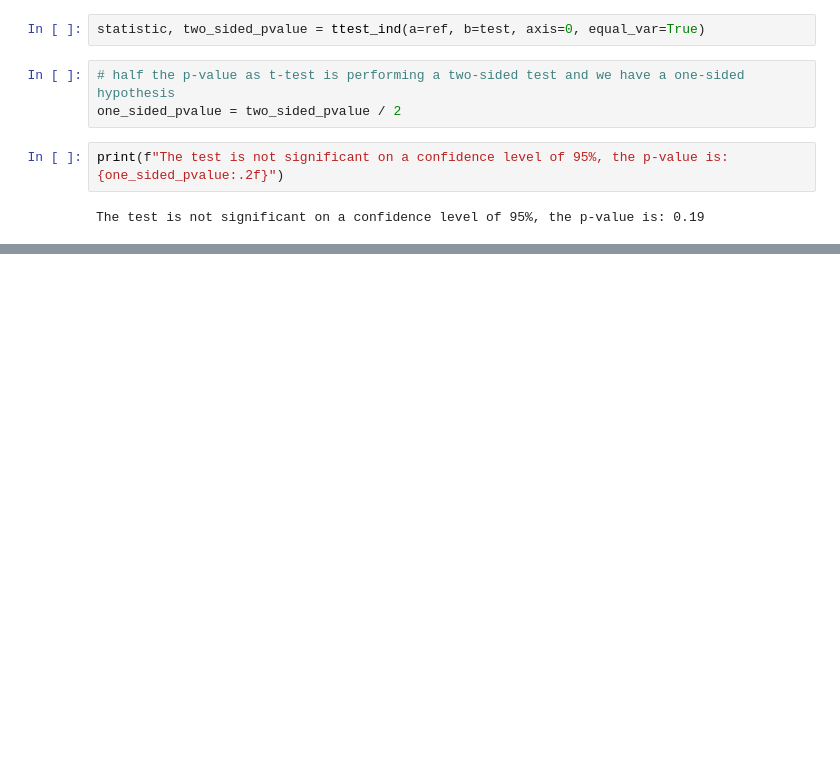
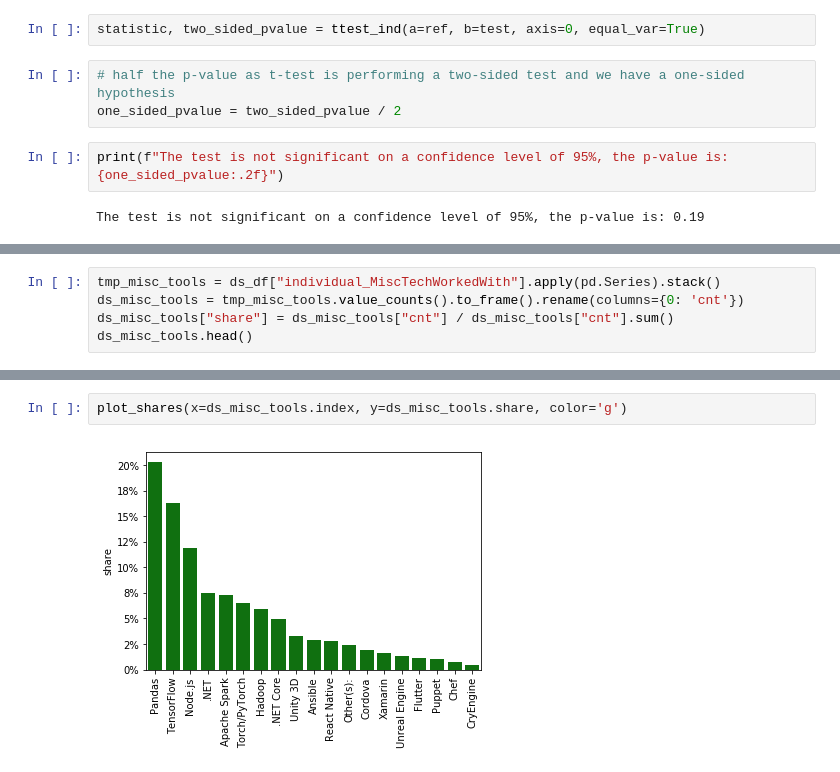
Before and after one commit to StefanTippelt/stack_overflow_developer_survey, a Jupyter notebook: stackoverflow_exploration.ipynb, the cells around one changed output, grey strips where cells are left out. Cells and saved outputs as stored; diff of their text form; blank space fills up the shorter version.

Commit message:
feat: Add exploration of tools used

```diff
--- a/stackoverflow_exploration.ipynb
+++ b/stackoverflow_exploration.ipynb
@@ -172,0 +205,5 @@ The test is not significant on a confidence level of 95%, the p-value is: 0.19
+# %%
+tmp_misc_tools = ds_df["individual_MiscTechWorkedWith"].apply(pd.Series).stack()
+ds_misc_tools = tmp_misc_tools.value_counts().to_frame().rename(columns={0: 'cnt'})
+ds_misc_tools["share"] = ds_misc_tools["cnt"] / ds_misc_tools["cnt"].sum()
+ds_misc_tools.head()
@@ -172,0 +233,4 @@ The test is not significant on a confidence level of 95%, the p-value is: 0.19
+# %%
+plot_shares(x=ds_misc_tools.index, y=ds_misc_tools.share, color='g')
+# %% [output]
+[figure, added]
```
Also changed, not shown: parts of 11 cells of this notebook.
